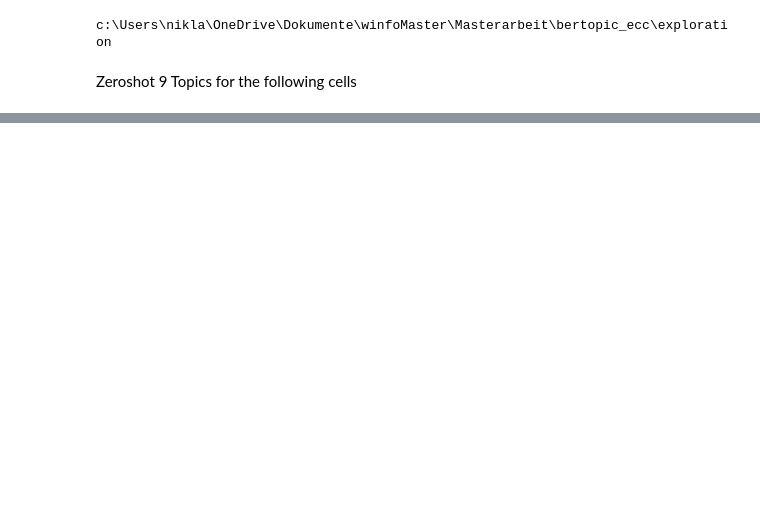
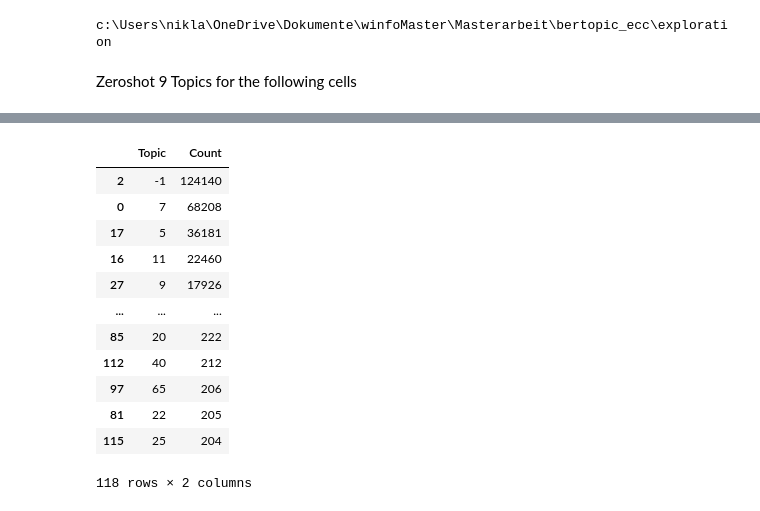
Before and after one commit to Restillence/bertopic_ecc, a Jupyter notebook: exploration/zeroshot_exploration.ipynb, the cells around one changed output, grey strips where cells are left out. Cells and saved outputs as stored; diff of their text form; code cells hidden in the pictures; blank space fills up the shorter version.

```diff
--- a/exploration/zeroshot_exploration.ipynb
+++ b/exploration/zeroshot_exploration.ipynb
@@ -67,0 +134,16 @@ topic_model.visualize_hierarchy()
+# %%
+topic_model.get_topic_freq()
+# %% [output]
+|  | Topic | Count |
+| 2 | -1 | 124140 |
+| 0 | 7 | 68208 |
+| 17 | 5 | 36181 |
+| 16 | 11 | 22460 |
+| 27 | 9 | 17926 |
+| ... | ... | ... |
+| 85 | 20 | 222 |
+| 112 | 40 | 212 |
+| 97 | 65 | 206 |
+| 81 | 22 | 205 |
+| 115 | 25 | 204 |
+118 rows × 2 columns
```
Also changed, not shown: parts of 30 cells of this notebook, 5 other files.
